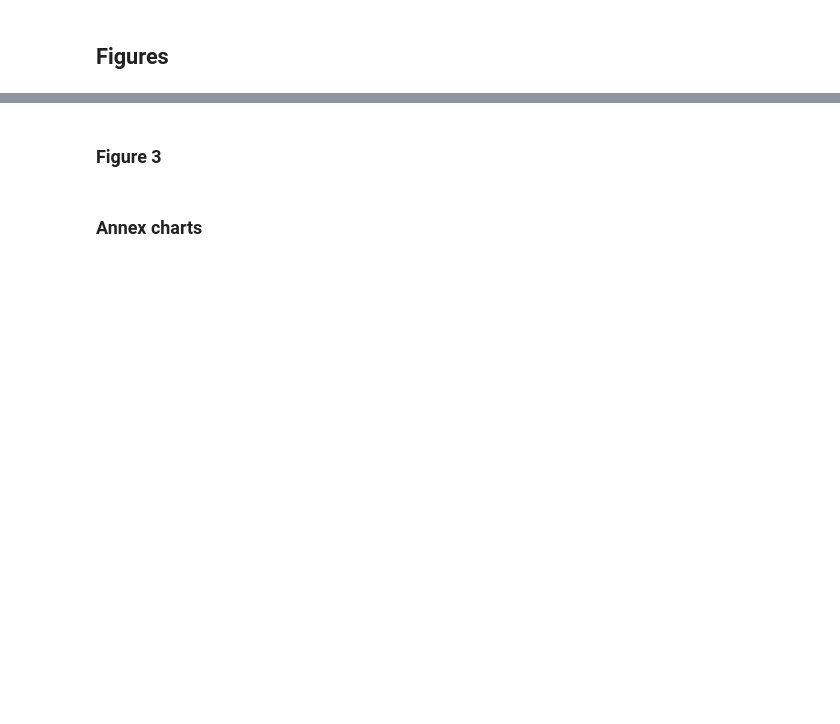
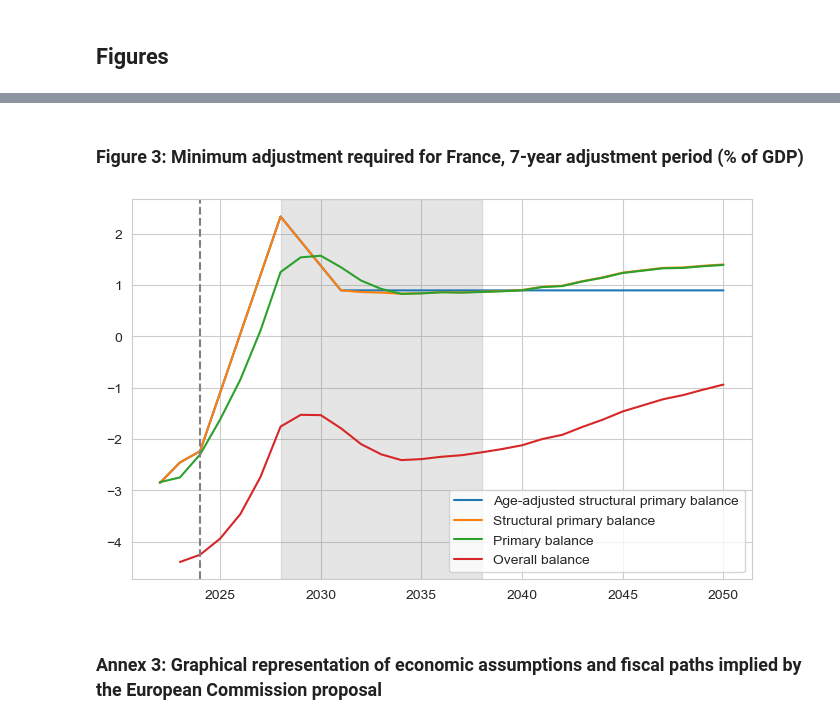
Before and after one commit to lennardwelslau/eu-debt-sustainability-analysis, a Jupyter notebook: scripts/ec_dsa_main.ipynb, the cells around one changed output, grey strips where cells are left out. Saved outputs shown, nothing was run; the diff lists cells and outputs as text; code cells hidden in the pictures; blank space fills up the shorter version.

```diff
--- a/scripts/ec_dsa_main.ipynb
+++ b/scripts/ec_dsa_main.ipynb
@@ -316,9 +327,11 @@ plot_save_fig2(fig2_chart_dict, output_path, today)
-# %% [markdown]
-### Figure 3
+# %% [markdown]
+### Figure 3: Minimum adjustment required for France, 7-year adjustment period (% of GDP)
 # %%
-plot_save_fig3(results_dict, output_path)
+plot_save_fig3(results_dict, output_path, today)
+# %% [output]
+[figure, added]
-# %% [markdown]
-### Annex charts
+# %% [markdown]
+### Annex 3: Graphical representation of economic assumptions and fiscal paths implied by the European Commission proposal
 # %%
 chart_dict = calc_annex_charts(results_dict)
 plot_save_annex_charts(chart_dict, output_path, today)
```
Also changed, not shown: parts of 10 cells of this notebook.
